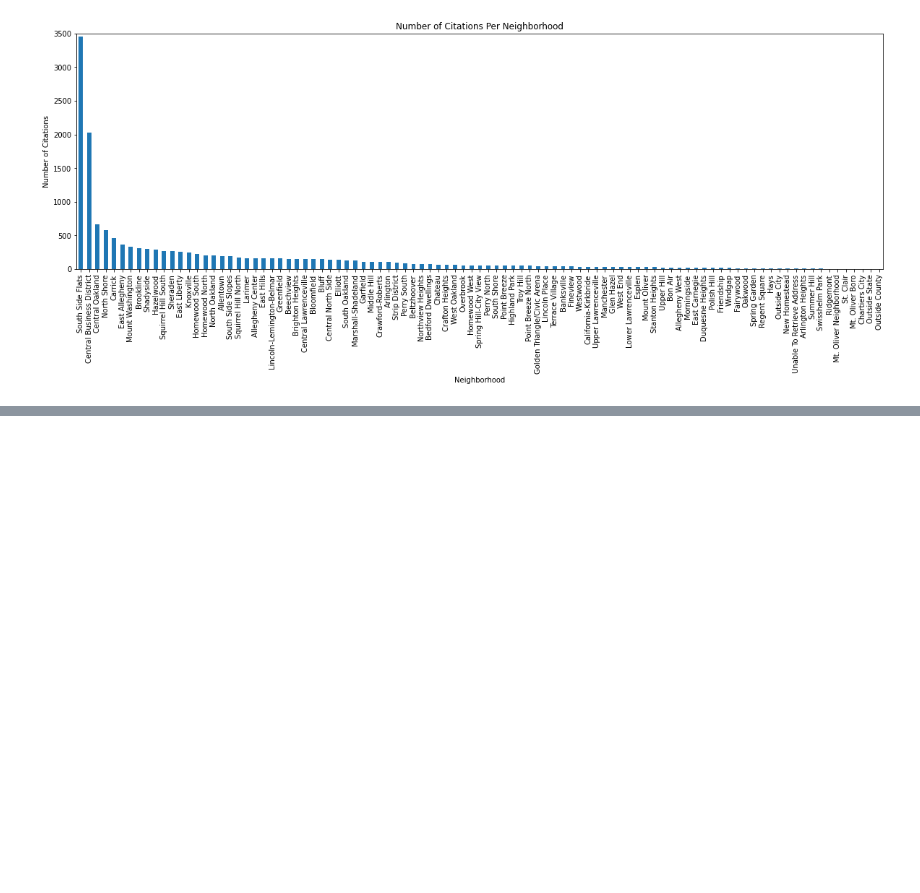
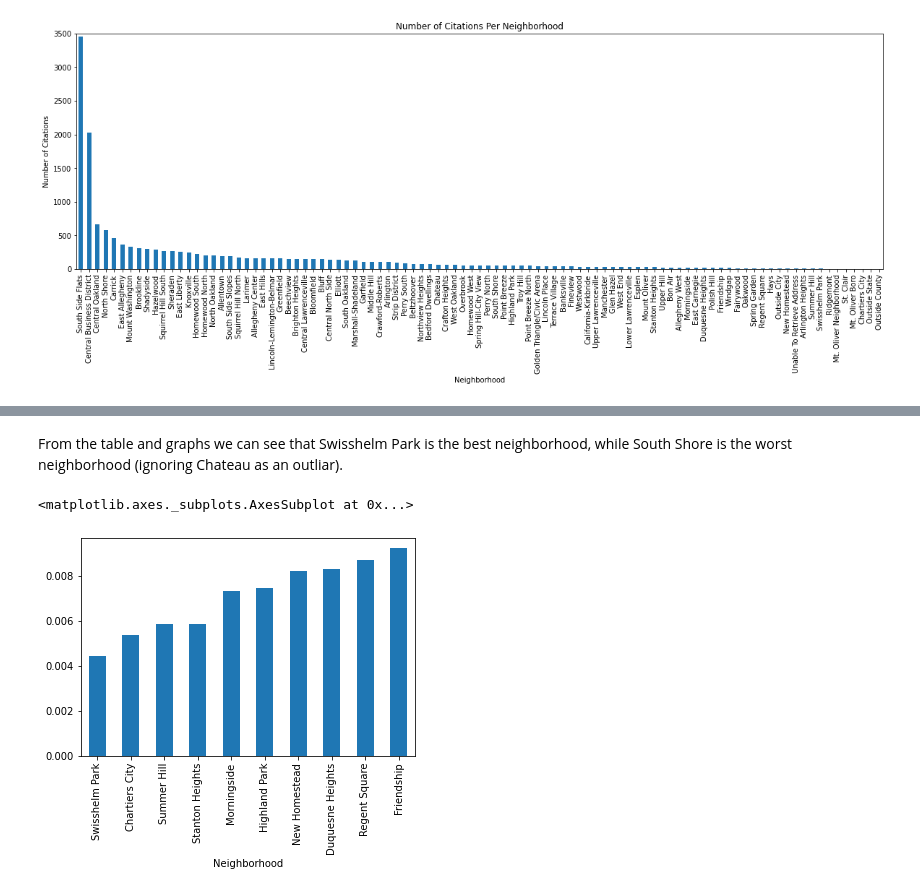
Before and after one commit to GregBetron/big-ideas-final, a Jupyter notebook: Citations.ipynb, the cells around one changed output, grey strips where cells are left out. Saved outputs shown, nothing was run; the diff lists cells and outputs as text; code cells hidden in the pictures; blank space fills up the shorter version.

```diff
--- a/Citations.ipynb
+++ b/Citations.ipynb
@@ -101,0 +222,3 @@ signif.plot.bar()
+# %%
+capita = df.iloc[:,0].div(df.iloc[:,1])
+capita.sort_index()
@@ -101,0 +241,3 @@ signif.plot.bar()
+# %%
+cit_cap = capita.sort_values()
+cit_cap.iloc[0:88]
@@ -101,0 +260,3 @@ signif.plot.bar()
+# %%
+capita_prune = cit_cap.iloc[0:87]
+capita_prune
@@ -101,0 +279,3 @@ signif.plot.bar()
+# %%
+best = capita_prune.iloc[0:10]
+best
@@ -101,0 +311,7 @@ signif.plot.bar()
+# %% [markdown]
+From the table and graphs we can see that Swisshelm Park is the best neighborhood, while South Shore is the worst neighborhood (ignoring Chateau as an outliar).
+# %%
+best.plot.bar()
+# %% [output]
+<matplotlib.axes._subplots.AxesSubplot at 0x...>
+[figure, added]
```
Also changed, not shown: parts of 43 cells of this notebook.
